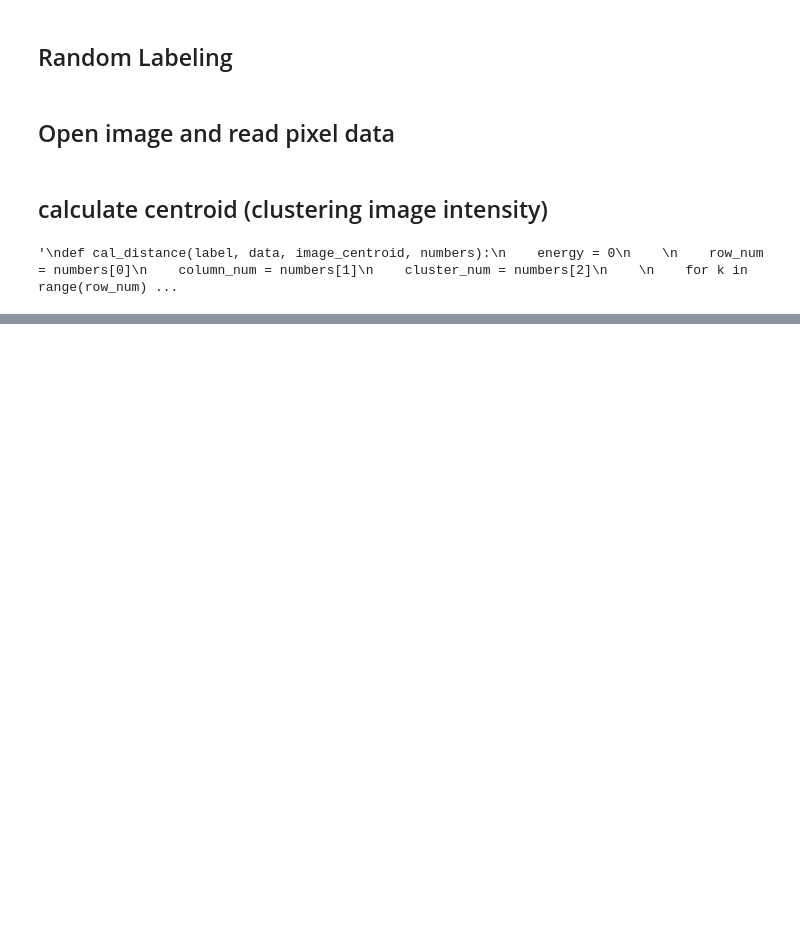
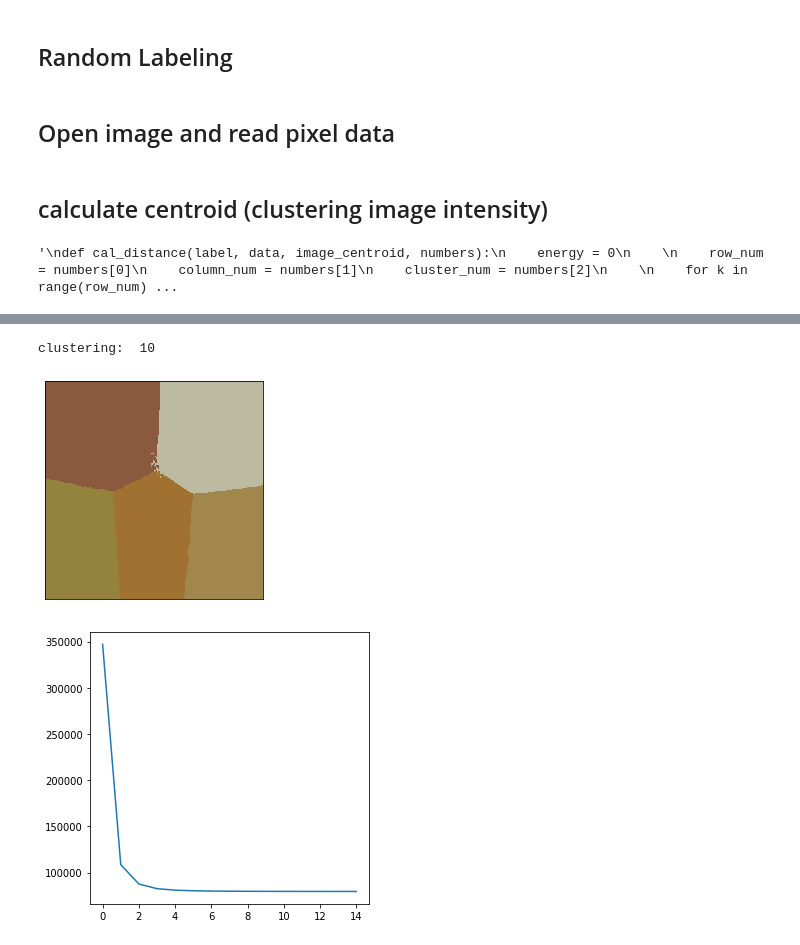
Before and after one commit to wlgh325/k-means-clustering, a Jupyter notebook: 20146703_pateern07.ipynb, the cells around one changed output, grey strips where cells are left out. Saved outputs shown, nothing was run; the diff lists cells and outputs as text; code cells hidden in the pictures; blank space fills up the shorter version.

```diff
--- a/20146703_pateern07.ipynb
+++ b/20146703_pateern07.ipynb
@@ -509,0 +506,6 @@ clustering:  10
+# %%
+clustering(5, 100)
+# %% [output]
+clustering:  10
+[figure, added]
+[figure, added]
```
Also changed, not shown: parts of 9 cells of this notebook.
